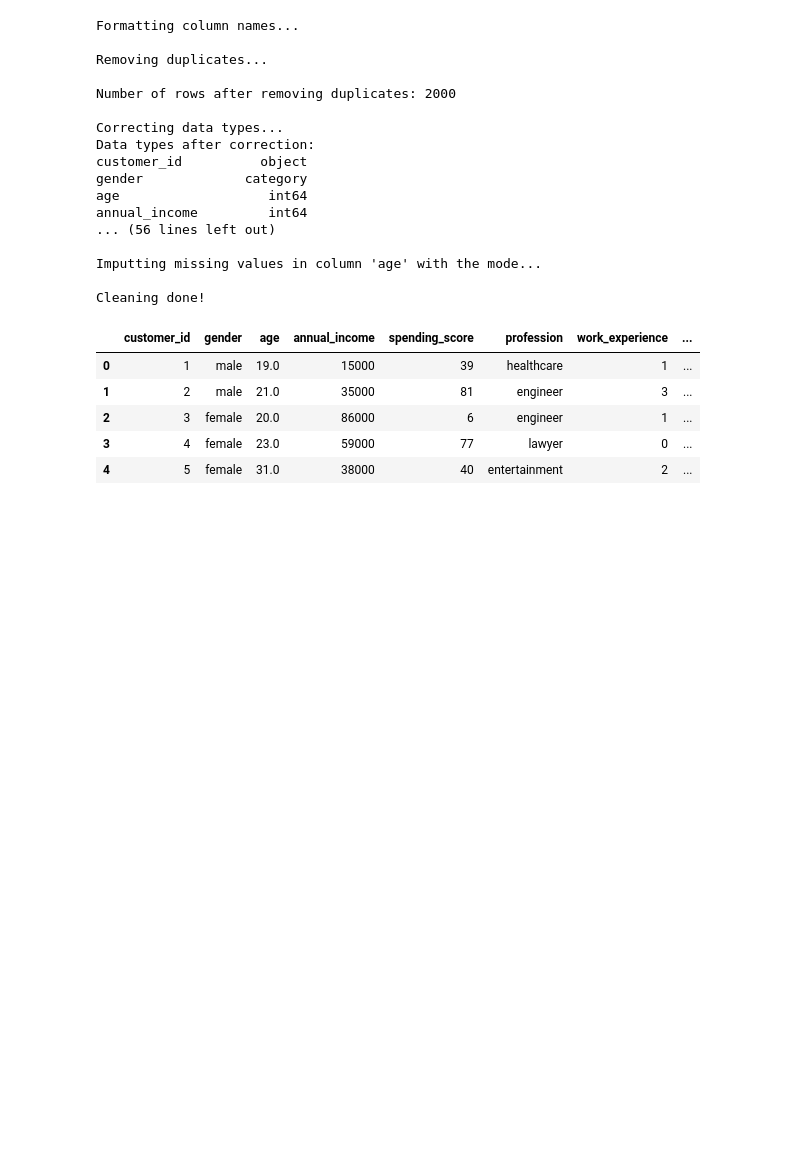
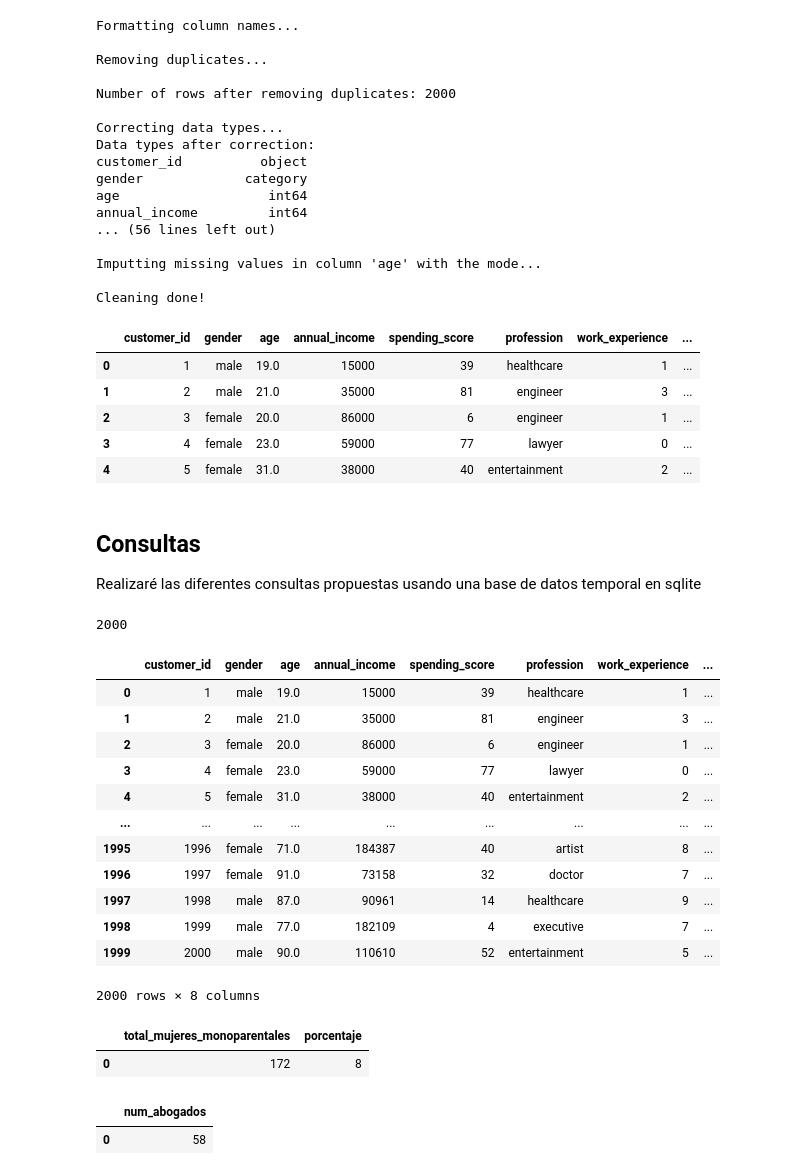
Before and after one commit to kimnegrette3/Python-SQL-Customer-Analysis, a Jupyter notebook: Customer_analysis_nb.ipynb, the cells around one changed output. Saved outputs shown, nothing was run; the diff lists cells and outputs as text; code cells hidden in the pictures; blank space fills up the shorter version.

Commit message:
update consultas

```diff
--- a/Customer_analysis_nb.ipynb
+++ b/Customer_analysis_nb.ipynb
@@ -202,3 +203,71 @@ Cleaning done!
 | 2 | 3 | female | 20.0 | 86000 | 6 | engineer | 1 | ... |
 | 3 | 4 | female | 23.0 | 59000 | 77 | lawyer | 0 | ... |
 | 4 | 5 | female | 31.0 | 38000 | 40 | entertainment | 2 | ... |
+# %% [markdown]
+## Consultas
+Realizaré las diferentes consultas propuestas usando una base de datos temporal en sqlite
+# %%
+# Crear conexión a una base de datos temporal en memoria
+conn = sqlite3.connect(":memory:")
+
+# Cargar el dataframe a esta base de datos temporal
+customers_clean.to_sql("customers_table", conn, index=False)
+# %% [output]
+2000
+# %%
+query = "SELECT * FROM customers_table"
+resultados = pd.read_sql_query(query, conn)
+resultados
+# %% [output]
+|  | customer_id | gender | age | annual_income | spending_score | profession | work_experience | ... |
+| 0 | 1 | male | 19.0 | 15000 | 39 | healthcare | 1 | ... |
+| 1 | 2 | male | 21.0 | 35000 | 81 | engineer | 3 | ... |
+| 2 | 3 | female | 20.0 | 86000 | 6 | engineer | 1 | ... |
+| 3 | 4 | female | 23.0 | 59000 | 77 | lawyer | 0 | ... |
+| 4 | 5 | female | 31.0 | 38000 | 40 | entertainment | 2 | ... |
+| ... | ... | ... | ... | ... | ... | ... | ... | ... |
+| 1995 | 1996 | female | 71.0 | 184387 | 40 | artist | 8 | ... |
+| 1996 | 1997 | female | 91.0 | 73158 | 32 | doctor | 7 | ... |
+| 1997 | 1998 | male | 87.0 | 90961 | 14 | healthcare | 9 | ... |
+| 1998 | 1999 | male | 77.0 | 182109 | 4 | executive | 7 | ... |
+| 1999 | 2000 | male | 90.0 | 110610 | 52 | entertainment | 5 | ... |
+2000 rows × 8 columns
+# %%
+"""1.Calcular el número y porcentaje sobre el total absoluto de Mujeres monoparentales
+que han gastado más de 15.000 dólares. """
+# Acá asumiré que una familia monoparental es la que tiene family_size = 1
+# Además, asumiré que intentan preguntar sobre en annual income y no los gastos
+query = """
+        SELECT COUNT(*) AS total_mujeres_monoparentales,
+        (COUNT(*)*100/(SELECT COUNT(*) FROM customers_table)) AS porcentaje
+        FROM customers_table
+        WHERE gender = 'female'
+            AND family_size = 1
+            AND annual_income > 15000
+"""
+
+resultado = pd.read_sql_query(query, conn)
+resultado
+# %% [output]
+|  | total_mujeres_monoparentales | porcentaje |
+| 0 | 172 | 8 |
+# %%
+"""2. Calcular cuántos abogados (M/F) hay en el dataset que tengan mayor experiencia
+laboral que la media de ingenieros hombres."""
+
+query = """
+        SELECT COUNT(*) AS num_abogados
+        FROM customers_table
+        WHERE profession = 'lawyer'
+            AND work_experience > (SELECT AVG(work_experience) AS avg_exp_ing
+                                    FROM customers_table
+                                    WHERE profession = 'engineer'
+                                        AND gender = 'male'
+                                    )
+"""
+
+resultado = pd.read_sql_query(query, conn)
+resultado
+# %% [output]
+|  | num_abogados |
+| 0 | 58 |
```
Also changed, not shown: parts of 7 cells of this notebook, 2 other files.
